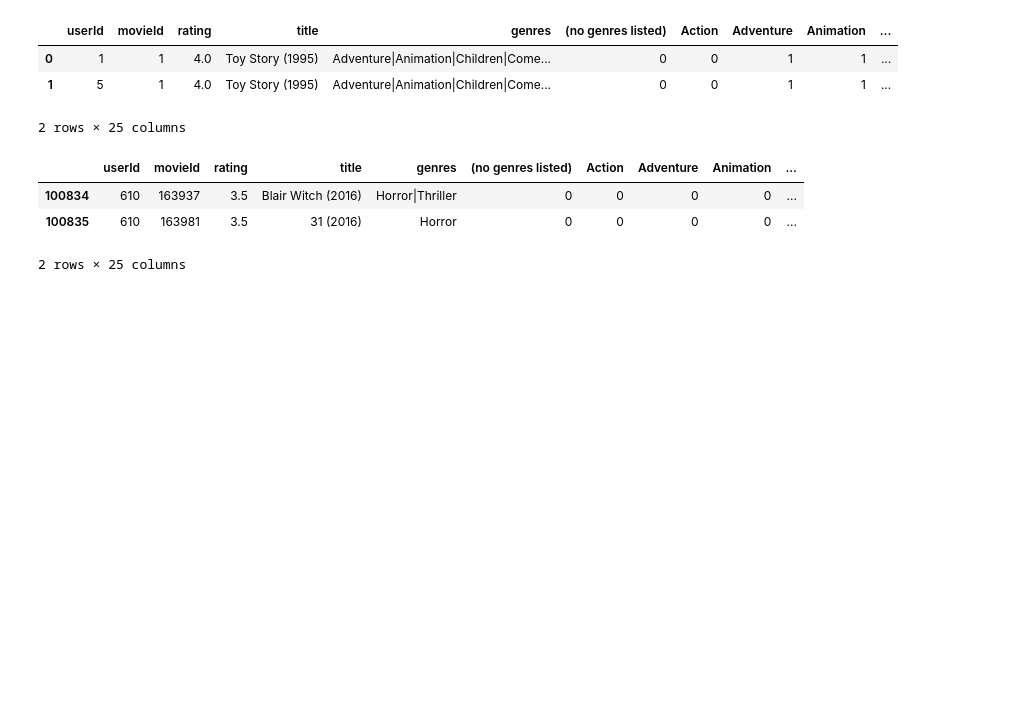
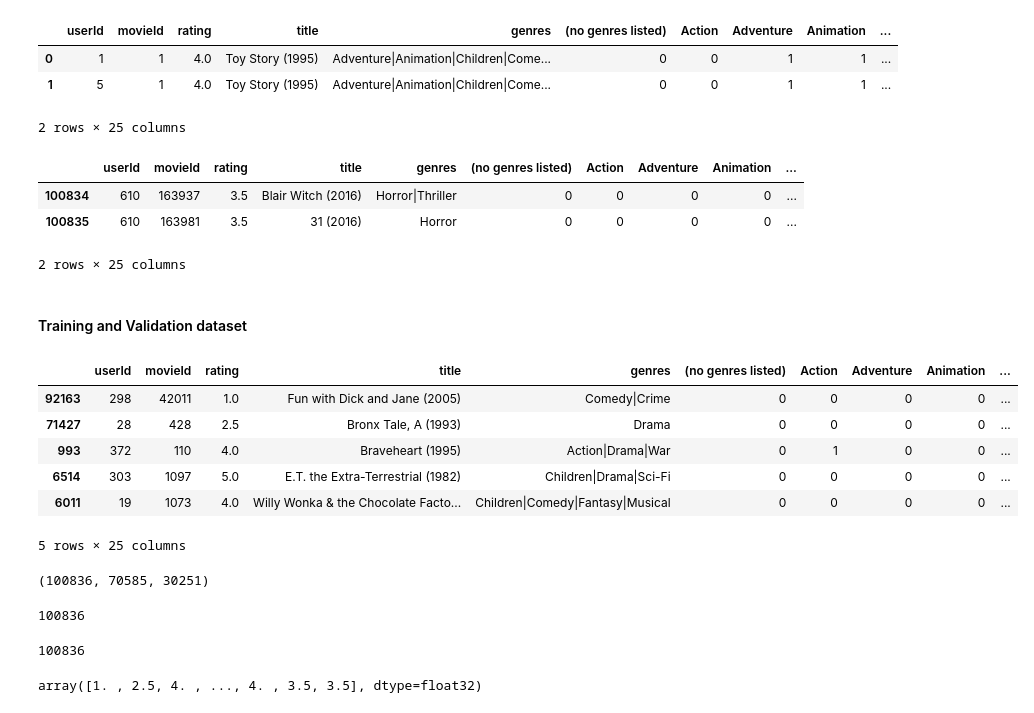
Before and after one commit to saravanankrishnarajan/SageMaker, a Jupyter notebook: fm/movie_data_preparation.ipynb, the cells around one changed output. Saved outputs shown, nothing was run; the diff lists cells and outputs as text; code cells hidden in the pictures; blank space fills up the shorter version.

Commit message:
preparing movies dataset for rating prediction

```diff
--- a/fm/movie_data_preparation.ipynb
+++ b/fm/movie_data_preparation.ipynb
@@ -264,3 +268,31 @@ df_movie_ratings.tail(2)
 | 100834 | 610 | 163937 | 3.5 | Blair Witch (2016) | Horror|Thriller | 0 | 0 | 0 | 0 | ... |
 | 100835 | 610 | 163981 | 3.5 | 31 (2016) | Horror | 0 | 0 | 0 | 0 | ... |
 2 rows × 25 columns
+# %% [markdown]
+#### Training and Validation dataset
+# %%
+np.random.seed(5)
+l = list(df_movie_ratings.index)
+np.random.shuffle(l)
+df_movie_ratings=df_movie_ratings.iloc[l]
+# %%
+df_movie_ratings.head()
+# %% [output]
+|  | userId | movieId | rating | title | genres | (no genres listed) | Action | Adventure | Animation | ... |
+| 92163 | 298 | 42011 | 1.0 | Fun with Dick and Jane (2005) | Comedy|Crime | 0 | 0 | 0 | 0 | ... |
+| 71427 | 28 | 428 | 2.5 | Bronx Tale, A (1993) | Drama | 0 | 0 | 0 | 0 | ... |
+| 993 | 372 | 110 | 4.0 | Braveheart (1995) | Action|Drama|War | 0 | 1 | 0 | 0 | ... |
+| 6514 | 303 | 1097 | 5.0 | E.T. the Extra-Terrestrial (1982) | Children|Drama|Sci-Fi | 0 | 0 | 0 | 0 | ... |
+| 6011 | 19 | 1073 | 4.0 | Willy Wonka & the Chocolate Facto... | Children|Comedy|Fantasy|Musical | 0 | 0 | 0 | 0 | ... |
+5 rows × 25 columns
+# %%
+rows = df_movie_ratings.shape[0]
+train = int(rows*0.7)
+validation = rows-train
+rows,train,validation
+# %% [output]
+(100836, 70585, 30251)
+# %%
+70585+30251
+# %% [output]
+100836
@@ -266,0 +304,8 @@ df_movie_ratings.tail(2)
+# %%
+len(y)
+# %% [output]
+100836
+# %%
+y
+# %% [output]
+array([1. , 2.5, 4. , ..., 4. , 3.5, 3.5], dtype=float32)
```
Also changed, not shown: parts of 2 cells of this notebook.
